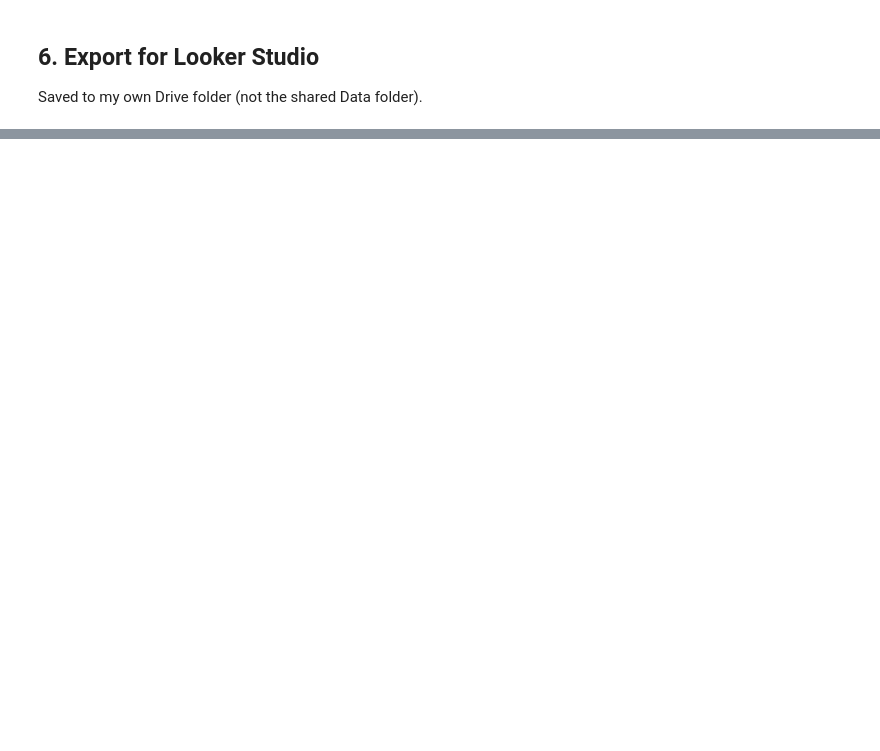
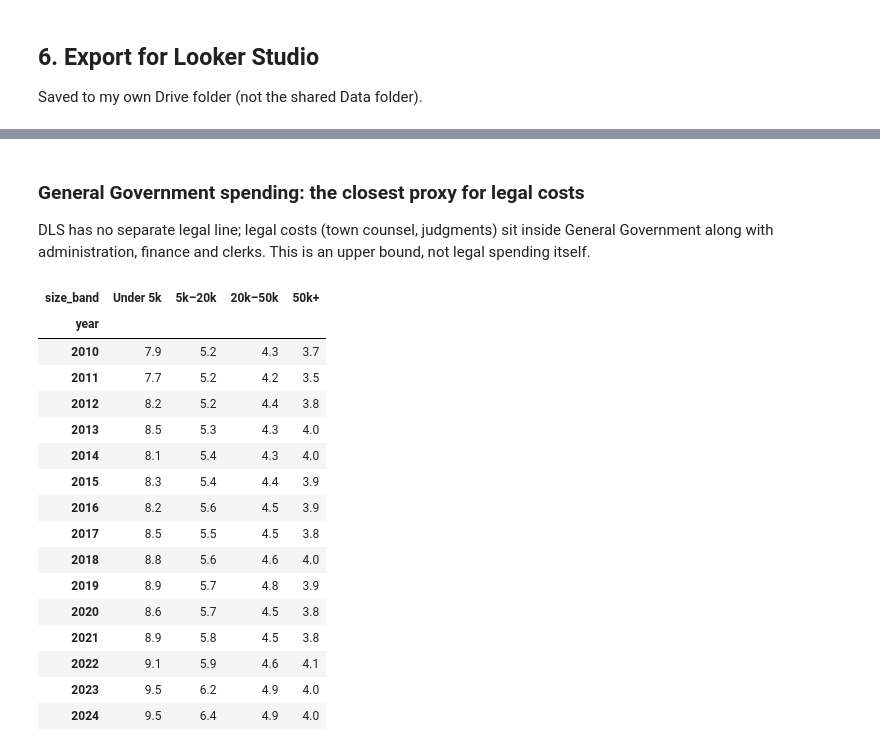
Before and after one commit to BU-Spark/ds-wgbh-municipal-lawsuits, a Jupyter notebook: fa26/sambisha_data_analysis.ipynb, the cells around one changed output, grey strips where cells are left out. Cells and saved outputs as stored; diff of their text form; code cells hidden in the pictures; blank space fills up the shorter version.

```diff
--- a/fa26/sambisha_data_analysis.ipynb
+++ b/fa26/sambisha_data_analysis.ipynb
@@ -384,0 +386,31 @@ print(os.listdir(OUT_DIR))
+# %% [markdown]
+### **General Government spending: the closest proxy for legal costs**
+DLS has no separate legal line; legal costs (town counsel, judgments) sit inside General Government
+along with administration, finance and clerks. This is an upper bound, not legal spending itself.
+# %%
+df['gg_share'] = np.where(df['usable'],
+                          df['expenditure_general_government'] / df['expenditure_total_expenditures'],
+                          np.nan)
+
+gg = (df.dropna(subset=['gg_share'])
+        .groupby(['year', 'size_band'], observed=True)['gg_share']
+        .median().mul(100).round(1).unstack())
+gg
+# %% [output]
+| size_band | Under 5k | 5k–20k | 20k–50k | 50k+ |
+| year |  |  |  |  |
+| 2010 | 7.9 | 5.2 | 4.3 | 3.7 |
+| 2011 | 7.7 | 5.2 | 4.2 | 3.5 |
+| 2012 | 8.2 | 5.2 | 4.4 | 3.8 |
+| 2013 | 8.5 | 5.3 | 4.3 | 4.0 |
+| 2014 | 8.1 | 5.4 | 4.3 | 4.0 |
+| 2015 | 8.3 | 5.4 | 4.4 | 3.9 |
+| 2016 | 8.2 | 5.6 | 4.5 | 3.9 |
+| 2017 | 8.5 | 5.5 | 4.5 | 3.8 |
+| 2018 | 8.8 | 5.6 | 4.6 | 4.0 |
+| 2019 | 8.9 | 5.7 | 4.8 | 3.9 |
+| 2020 | 8.6 | 5.7 | 4.5 | 3.8 |
+| 2021 | 8.9 | 5.8 | 4.5 | 3.8 |
+| 2022 | 9.1 | 5.9 | 4.6 | 4.1 |
+| 2023 | 9.5 | 6.2 | 4.9 | 4.0 |
+| 2024 | 9.5 | 6.4 | 4.9 | 4.0 |
```
Also changed, not shown: parts of 10 cells of this notebook.
